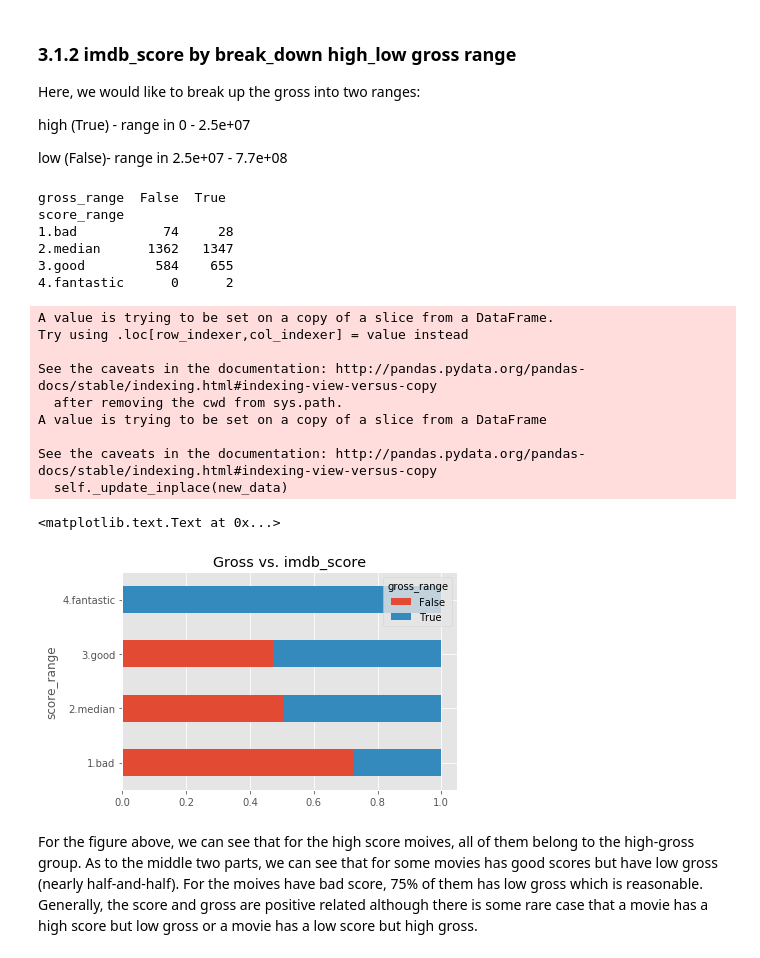
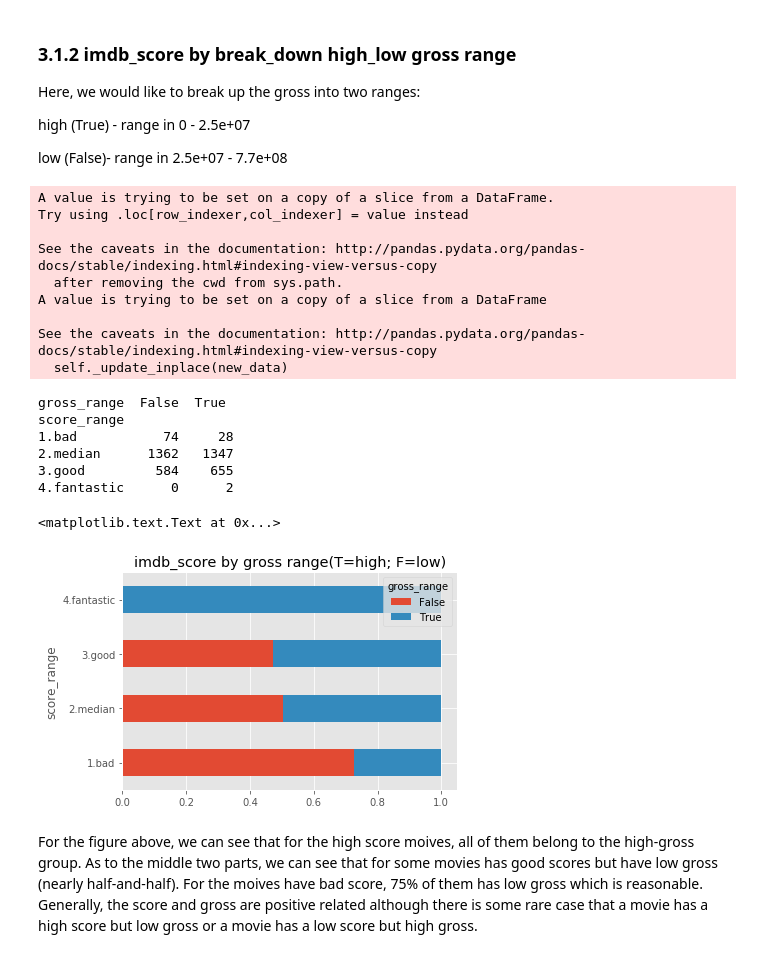
Before and after one commit to JJVincentJJ/SMUMachineLearning, a Jupyter notebook: Lab1TableData/LabOneReport.ipynb, the cells around one changed output. Cells and saved outputs as stored; diff of their text form; code cells hidden in the pictures.

Commit message:
figures

```diff
--- a/Lab1TableData/LabOneReport.ipynb
+++ b/Lab1TableData/LabOneReport.ipynb
@@ -265,37 +265,37 @@ low (False)- range in 2.5e+07 - 7.7e+08
 # %%
 plt.style.use('ggplot')
 mv.describe()
 mv['gross_range'] = pd.cut(mv.gross,[0,2.5e+07,7.67e+08],
                            labels = ['low','high'])
 mv.gross_range.replace(to_replace = ['low', 'high'],
                  value = range(0,2), inplace = True)
 
 left = pd.crosstab([mv['score_range']],
                        mv.gross_range.astype(bool))
 print(left)
 
 left_rate = left.div(left.sum(1).astype(float),
                              axis=0) # normalize the value
 left_rate.plot(kind='barh',
                    stacked=True)
-plt.title('Gross vs. imdb_score')
+plt.title('imdb_score by gross range(T=high; F=low)')
 # %% [output]
-gross_range  False  True
-score_range
-1.bad           74     28
-2.median      1362   1347
-3.good         584    655
-4.fantastic      0      2
+A value is trying to be set on a copy of a slice from a DataFrame.
+Try using .loc[row_indexer,col_indexer] = value instead
+
+See the caveats in the documentation: http://pandas.pydata.org/pandas-docs/stable/indexing.html#indexing-view-versus-copy
+  after removing the cwd from sys.path.
+A value is trying to be set on a copy of a slice from a DataFrame
+
+See the caveats in the documentation: http://pandas.pydata.org/pandas-docs/stable/indexing.html#indexing-view-versus-copy
+  self._update_inplace(new_data)
-A value is trying to be set on a copy of a slice from a DataFrame.
-Try using .loc[row_indexer,col_indexer] = value instead
-
-See the caveats in the documentation: http://pandas.pydata.org/pandas-docs/stable/indexing.html#indexing-view-versus-copy
-  after removing the cwd from sys.path.
-A value is trying to be set on a copy of a slice from a DataFrame
-
-See the caveats in the documentation: http://pandas.pydata.org/pandas-docs/stable/indexing.html#indexing-view-versus-copy
-  self._update_inplace(new_data)
+gross_range  False  True
+score_range
+1.bad           74     28
+2.median      1362   1347
+3.good         584    655
+4.fantastic      0      2
 <matplotlib.text.Text at 0x...>
-[figure, old version]
+[figure, new version]
 # %% [markdown]
 For the figure above, we can see that for the high score moives, all of them belong to the high-gross group. As to the middle two parts, we can see that for some movies has good scores but have low gross (nearly half-and-half). For the moives have bad score, 75% of them has low gross which is reasonable. Generally, the score and gross are positive related although there is some rare case that a movie has a high score but low gross or a movie has a low score but high gross.
```
Also changed, not shown: parts of 5 cells of this notebook.
